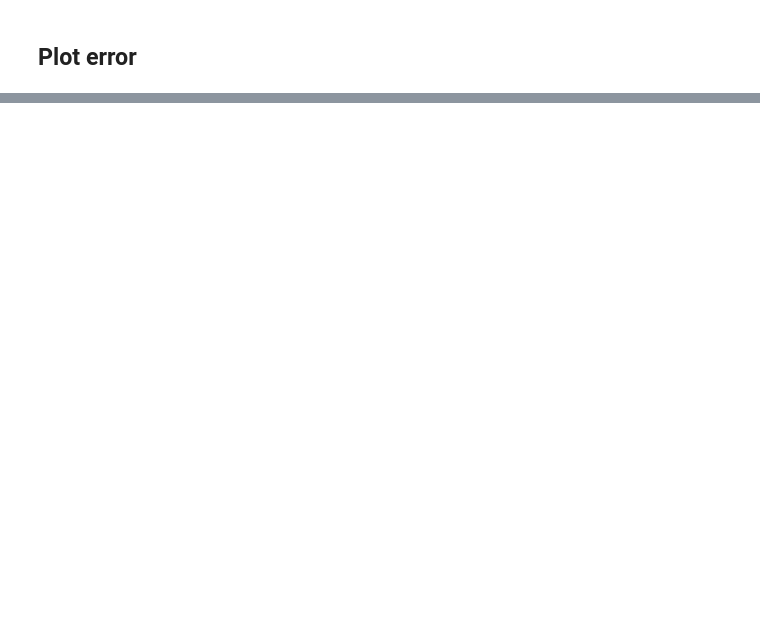
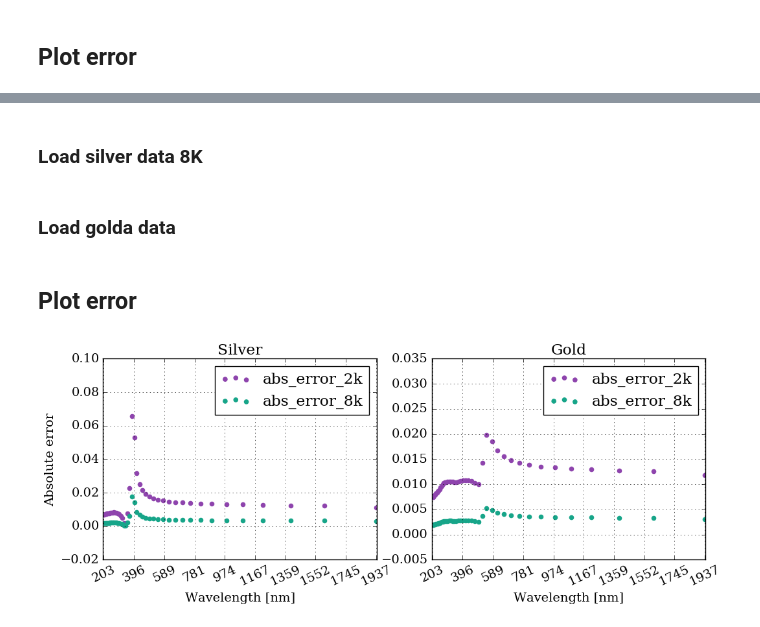
Before and after one commit to barbagroup/pygbe_lspr, a Jupyter notebook: pygbe_vs_analytical_exp_data.ipynb, the cells around one changed output, grey strips where cells are left out. Drawn from its saved outputs; the diff is of its cells as text; code cells hidden in the pictures; blank space fills up the shorter version.

Commit message:
Add plots - error 2k vs 8k

```diff
--- a/pygbe_vs_analytical_exp_data.ipynb
+++ b/pygbe_vs_analytical_exp_data.ipynb
@@ -94,0 +97,44 @@ pyplot.grid()
+# %% [markdown]
+### Load silver data 8K
+# %%
+lambda_s_8k, Cext_s_8k, Cext_an_s_8k, error_s_8k = numpy.loadtxt('data/lambda_Cext_Cext_an_error_silver_8K.txt', unpack=True)
+# %% [markdown]
+### Load golda data
+# %%
+lambda_g_8k, Cext_g_8k, Cext_an_g_8k, error_g_8k = numpy.loadtxt('data/lambda_Cext_Cext_an_error_gold_8K.txt', unpack=True)
+# %% [markdown]
+## Plot error
+# %%
+#Plot error 2k vs 8k
+pyplot.figure(figsize=(12,4))
+
+pyplot.subplot(121)
+
+pyplot.scatter(lambda_s, error_s, color='#8e44ad', label='abs_error_2k')
+pyplot.scatter(lambda_s_8k, error_s_8k, color='#17a589', label='abs_error_8k')
+
+
+pyplot.xlabel('Wavelength [nm]')
+pyplot.ylabel('Absolute error')
+pyplot.xlim(min(lambda_s)-5, max(lambda_s)+5)
+pyplot.xticks(numpy.linspace(min(lambda_s), max(lambda_s), 10), rotation=25)
+pyplot.title('Silver')
+pyplot.legend(loc='best')
+pyplot.grid()
+
+
+pyplot.subplot(122)
+
+pyplot.scatter(lambda_g, error_g, color='#8e44ad', label='abs_error_2k')
+pyplot.scatter(lambda_g_8k, error_g_8k, color='#17a589', label='abs_error_8k')
+
+
+pyplot.xlabel('Wavelength [nm]')
+#pyplot.ylabel('Cross extinction section')
+pyplot.xlim(min(lambda_g)-5, max(lambda_g)+5)
+pyplot.xticks(numpy.linspace(min(lambda_g), max(lambda_g), 10), rotation=25)
+pyplot.title('Gold')
+pyplot.legend(loc='best')
+pyplot.grid()
+# %% [output]
+[figure, added]
```
Also changed, not shown: parts of 4 cells of this notebook.
